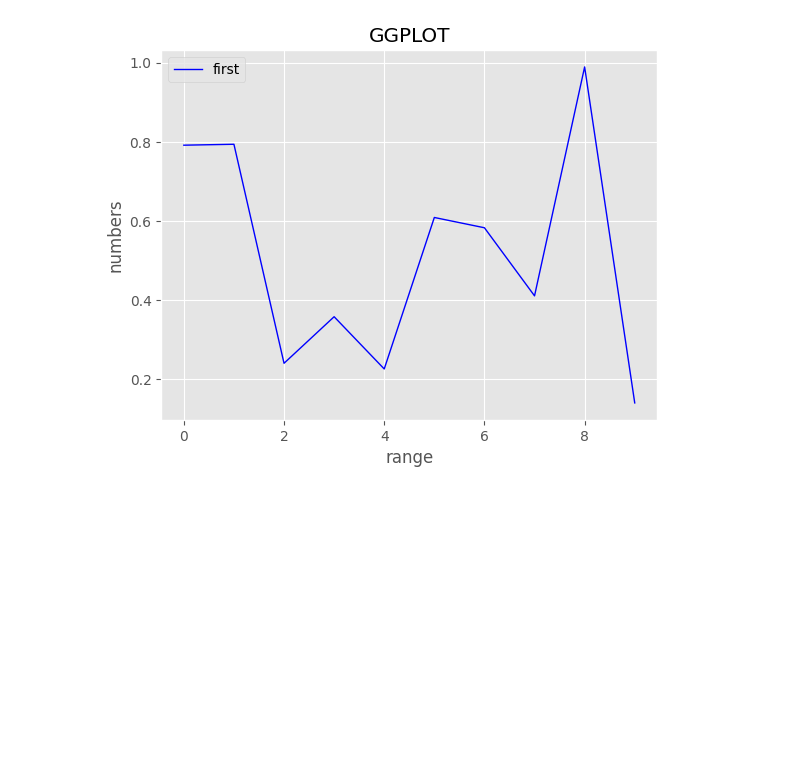
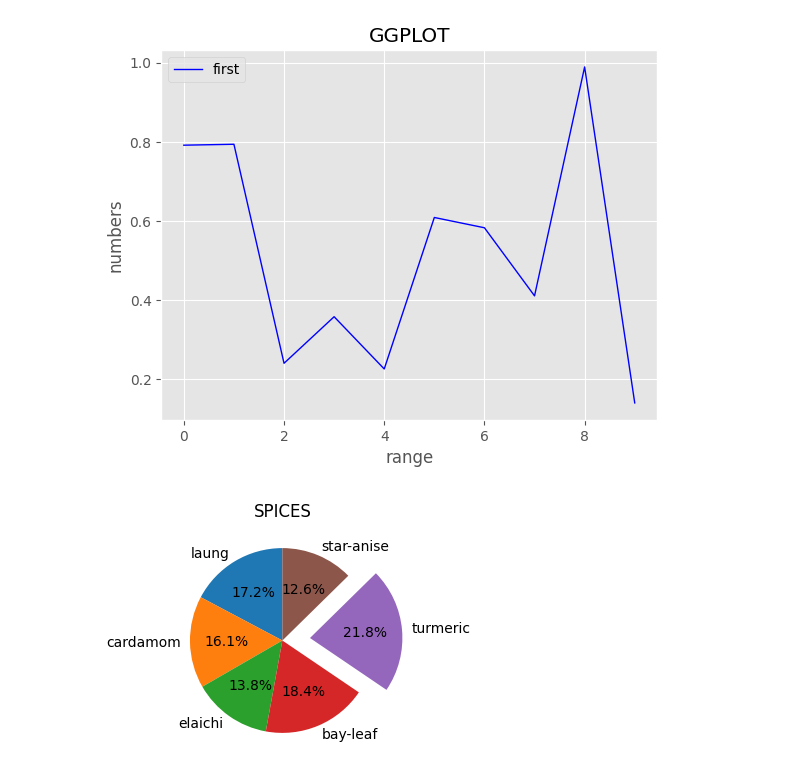
Before and after one commit to Nanditha-Prabhu/LearningDataSciencefund, a Jupyter notebook: matplotlib.ipynb, the cells around one changed output. Drawn from its saved outputs; the diff is of its cells as text; code cells hidden in the pictures; blank space fills up the shorter version.

```diff
--- a/matplotlib.ipynb
+++ b/matplotlib.ipynb
@@ -32,3 +32,20 @@ plt.legend()
 plt.show()
 # %% [output]
 [figure]
+# %%
+#creating dataset
+ingredients = 'laung', 'cardamom', 'elaichi', 'bay-leaf', 'turmeric', 'star-anise'
+percentile = [75, 70, 60, 80, 95, 55]
+# %%
+#set size of img
+plt.figure(figsize=(3, 3))
+#explode largest pie of the chart
+explode=(0, 0, 0, 0, 0.3, 0)
+#plot it in pie chart
+plt.pie(percentile, labels=ingredients, explode=explode, autopct='%1.1f%%', startangle=90)
+#set title
+plt.title('SPICES')
+#display
+plt.show()
+# %% [output]
+[figure, added]
```
